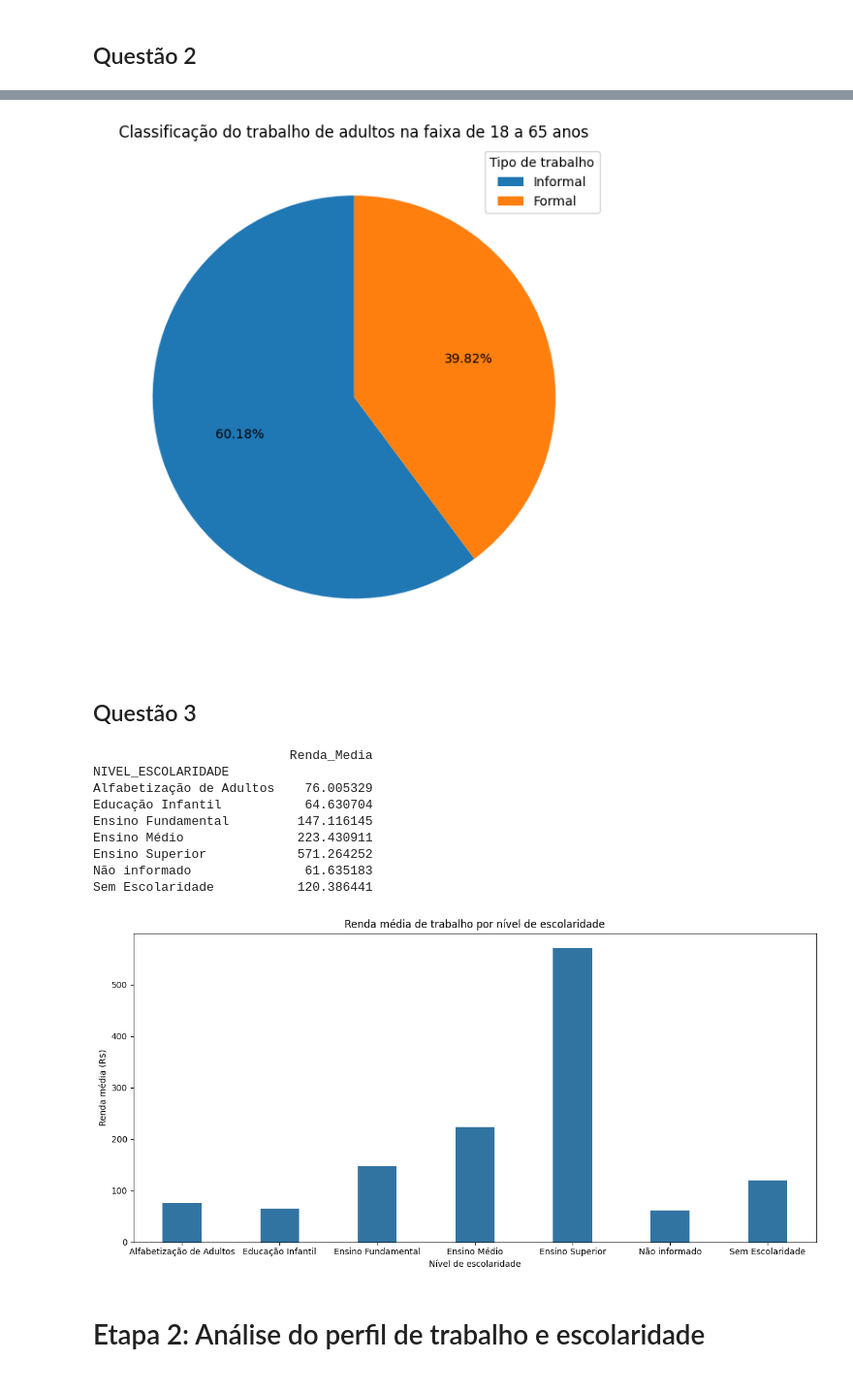
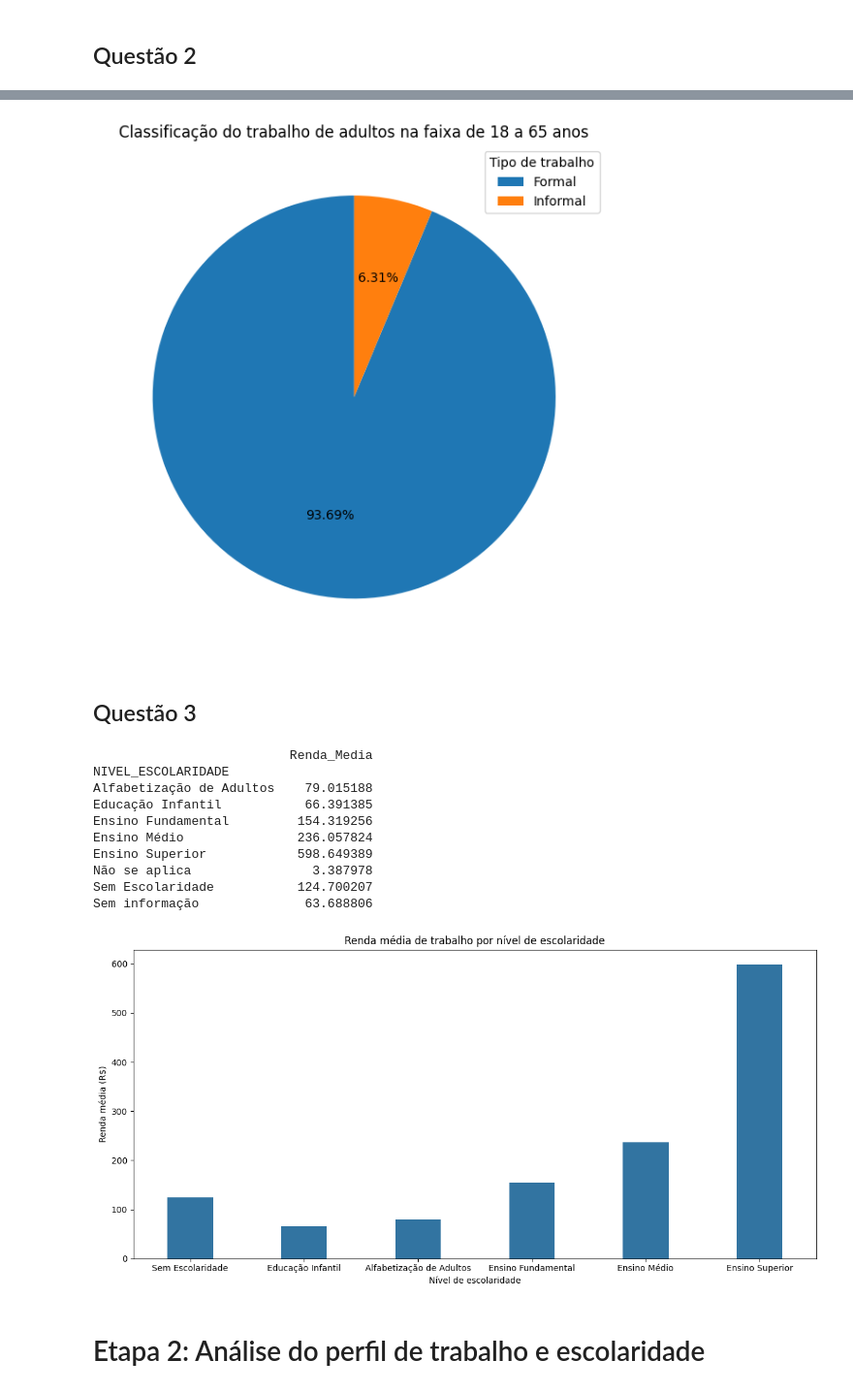
Before and after one commit to Tiago19M/Analise-de-dados, a Jupyter notebook: analiseCadUnico.ipynb, the cells around one changed output, grey strips where cells are left out. Shown at 97% size. Drawn from its saved outputs; the diff is of its cells as text; code cells hidden in the pictures.

```diff
--- a/analiseCadUnico.ipynb
+++ b/analiseCadUnico.ipynb
@@ -50,6 +67,6 @@ spark = SparkSession.builder \
 # %%
 caminho_entrada = f'/content/drive/MyDrive/AmostraDS/amostra.csv'
 # %%
-schema_ddl  = "CD_IBGE_CADASTRO BIGINT, CO_FAMILIAR_FAM BIGINT, MARC_PBF INT, CO_CHV_NATURAL_PESSOA INT, IN_TRABALHO_INFANTIL_PESSOA BOOLEAN, CO_SEXO_PESSOA BYTE, DT_NASC_PESSOA DATE, CO_PARENTESCO_RF_PESSOA BYTE, CO_RACA_COR_PESSOA BYTE, CO_DEFICIENCIA_MEMB BOOLEAN, CO_SABE_LER_ESCREVER_MEMB BOOLEAN, IN_FREQUENTA_ESCOLA_MEMB BYTE, CO_CURSO_FREQUENTA_MEMB BYTE, CO_ANO_SERIE_FREQUENTA_MEMB BYTE, CO_CURSO_FREQ_PESSOA_MEMB BYTE, CO_ANO_SERIE_FREQUENTOU_MEMB BYTE, CO_CONCLUIU_FREQUENTOU_MEMB BOOLEAN, CO_TRABALHOU_SEMANA_MEMB BOOLEAN, CO_AGRICULTURA_TRAB_MEMB BOOLEAN, VL_REMUNER_EMPREGO_MEMB INT, VL_RENDA_BRUTA_12_MESES_MEMB INT, VL_RENDA_DOACAO_MEMB INT, VL_RENDA_APOSENT_MEMB INT, VL_RENDA_SEGURO_DESEMP_MEMB INT, VL_RENDA_PENSAO_ALIMEN_MEMB INT, VL_RENDA_OUTRAS_MEMB INT"
+schema_ddl  = "CD_IBGE_CADASTRO BIGINT, CO_FAMILIAR_FAM BIGINT, MARC_PBF INT, CO_CHV_NATURAL_PESSOA INT, IN_TRABALHO_INFANTIL_PESSOA BYTE, CO_SEXO_PESSOA BYTE, DT_NASC_PESSOA DATE, CO_PARENTESCO_RF_PESSOA BYTE, CO_RACA_COR_PESSOA BYTE, CO_DEFICIENCIA_MEMB BYTE, CO_SABE_LER_ESCREVER_MEMB BYTE, IN_FREQUENTA_ESCOLA_MEMB BYTE, CO_CURSO_FREQUENTA_MEMB BYTE, CO_ANO_SERIE_FREQUENTA_MEMB BYTE, CO_CURSO_FREQ_PESSOA_MEMB BYTE, CO_ANO_SERIE_FREQUENTOU_MEMB BYTE, CO_CONCLUIU_FREQUENTOU_MEMB BYTE, CO_TRABALHOU_SEMANA_MEMB BYTE, CO_AGRICULTURA_TRAB_MEMB BYTE, VL_REMUNER_EMPREGO_MEMB INT, VL_RENDA_BRUTA_12_MESES_MEMB INT, VL_RENDA_DOACAO_MEMB INT, VL_RENDA_APOSENT_MEMB INT, VL_RENDA_SEGURO_DESEMP_MEMB INT, VL_RENDA_PENSAO_ALIMEN_MEMB INT, VL_RENDA_OUTRAS_MEMB INT"
 # %%
 df_cad = spark.read.csv(caminho_entrada, header=True, schema=schema_ddl)
@@ -231,7 +85,8 @@ import numpy as np
 ## Questão 1
 # %%
 df_pandas["DT_NASC_PESSOA"] = pd.to_datetime(df_pandas["DT_NASC_PESSOA"], errors="coerce")
-dataAtual = pd.Timestamp("2018-06-01") #Considerou-se que os dados eram de 2018 e o mês foi escolhido arbitrariamente, na falta da data precisa do levantamento.
+dataAtual = pd.Timestamp("2018-12-12") #Considerou-se que os dados eram de 2018 e o mês e dia foram escolhidos com base na data de nascimento
+#mais recente registrada na amostra, na falta da data precisa do levantamento.
 
 #Cálculo das idades com base na data estimada do levantamento e na data de nascimento de cada pessoa
 df_pandas["IDADE"] = (dataAtual.year - df_pandas["DT_NASC_PESSOA"].dt.year -
@@ -340,7 +200,7 @@ mapa_class_trabalho = {
 }
 
 #Converte os códigos numéricos no significado e conta quantos tem de cada um, retornando uma Series com as quantidades
-contagem = adultos_trabalhando["FORMALIDADE_TRABALHO"].map(mapa_class_trabalho).value_counts()
+contagem = adultos_trabalhando["CLASS_TRABALHO"].map(mapa_class_trabalho).value_counts()
 
 #Plotagem do gráfico de pizza representando os dados encontrados
 mp.figure(figsize = (6, 6))
@@ -353,9 +213,11 @@ mp.pie (
 mp.title("Classificação do trabalho de adultos na faixa de 18 a 65 anos")
 mp.legend(contagem.index, title="Tipo de trabalho") #montagem da janelinha de legendas
 mp.tight_layout()
+mp.savefig("/content/drive/MyDrive/AmostraDS/graficos_etapas/grafico_1.2.png", dpi=300, bbox_inches="tight")
+
 mp.show()
 # %% [output]
-[figure, old version]
+[figure, new version]
 # %% [markdown]
 ## Questão 3
 # %%
@@ -387,7 +249,7 @@ valores = [
 df_pandas["NIVEL_ESCOLARIDADE"] = np.select(
     condicoes,
     valores,
-    default = "Não informado"
+    default = "Não se aplica"
 )
 
 #considerando indíviduos que ainda estudam
@@ -420,34 +282,59 @@ estuda_agora = df_pandas["CO_CURSO_FREQUENTA_MEMB"].notna()
 #definido conforme visto acima. Agora, temos a coluna de nível de escolaridade completa
 df_pandas.loc[estuda_agora, "NIVEL_ESCOLARIDADE"] = nivel_esc_atual[estuda_agora]
 
-resultado = df_pandas.groupby("NIVEL_ESCOLARIDADE").agg(
-    Renda_Media = ("VL_REMUNER_EMPREGO_MEMB", "mean") #cria uma coluna para 'resultado' que é a média de VL_REMUNER_EMPREGO_MEMB dentro de cada nível de escolaridade
+sem_curso = df_pandas["NIVEL_ESCOLARIDADE"] == "Não se aplica"
+#Indivíduos com mais de 6 anos e que nunca frequentaram a escola são classificados como "Sem escolaridade"
+nunca_frequentaram = sem_curso & ("IN_FREQUENTA_ESCOLA_MEMB" == 4) & (df_pandas["IDADE"] > 6)
+df_pandas.loc[nunca_frequentaram, "NIVEL_ESCOLARIDADE"] = "Sem Escolaridade"
+
+#Indíviduos com mais de 6 anos sem dados em "NIVEL_ESCOLARIDADE" e que já frequentaram escola ou estão sem dados em
+#"IN_FREQUENTA_ESCOLA_MEMB" são classificados como "Sem informação", pois não é possível determinar o nível escolar destes
+inconclusivos = sem_curso & (df_pandas["IDADE"] > 6) & ("IN_FREQUENTA_ESCOLA_MEMB" != 4)
+df_pandas.loc[inconclusivos, "NIVEL_ESCOLARIDADE"] = "Sem informação"
+
+#cálculo da renda mensal de trabalhadores informais, com base na renda bruta anual
+renda_bruta_mensal = df_pandas["VL_RENDA_BRUTA_12_MESES_MEMB"] / 12
+
+#criamos uma coluna "RENDA_TRABALHO", que unifica a renda de emprego e a renda bruta anual numa única de renda mensal por indivíduo
+df_pandas["RENDA_TRABALHO"] = np.select(
+    [df_pandas["CLASS_TRABALHO"] == 1, df_pandas["CLASS_TRABALHO"] == 2, (df_pandas["CLASS_TRABALHO"] == 0) & df_pandas["VL_REMUNER_EMPREGO_MEMB"].notna()],
+    [renda_bruta_mensal, df_pandas["VL_REMUNER_EMPREGO_MEMB"], 0],
+    default = np.nan
 )
 
-print (resultado)
+resultado_1_3 = df_pandas.groupby("NIVEL_ESCOLARIDADE").agg(
+    Renda_Media = ("RENDA_TRABALHO", "mean") #cria uma coluna para 'resultado' que é a média de renda mensal dentro de cada nível de escolaridade
+)
+
+print (resultado_1_3)
 # %% [output]
                           Renda_Media
 NIVEL_ESCOLARIDADE
-Alfabetização de Adultos    76.005329
-Educação Infantil           64.630704
-Ensino Fundamental         147.116145
-Ensino Médio               223.430911
-Ensino Superior            571.264252
-Não informado               61.635183
-Sem Escolaridade           120.386441
+Alfabetização de Adultos    79.015188
+Educação Infantil           66.391385
+Ensino Fundamental         154.319256
+Ensino Médio               236.057824
+Ensino Superior            598.649389
+Não se aplica                3.387978
+Sem Escolaridade           124.700207
+Sem informação              63.688806
 # %%
 #PLOTAGEM DO GRÁFICO DA QUESTÃO 3 - Sessão 1
 
+ordem_escolaridade = ["Sem Escolaridade", "Educação Infantil", "Alfabetização de Adultos", "Ensino Fundamental", "Ensino Médio", "Ensino Superior"]
+resultado_grafico = resultado_1_3.loc[ordem_escolaridade].reset_index()
 mp.figure(figsize = (12, 6))
-sb.barplot(x=resultado.index, y=resultado["Renda_Media"], width=0.4) #define-se aqui as medidas de cada eixo
+sb.barplot(data = resultado_grafico, x="NIVEL_ESCOLARIDADE", y="Renda_Media", width=0.4, order=ordem_escolaridade) #define-se aqui as medidas de cada eixo
 mp.title("Renda média de trabalho por nível de escolaridade")
 mp.xlabel("Nível de escolaridade")
 mp.ylabel("Renda média (R$)")
 
 mp.tight_layout()
+mp.savefig("/content/drive/MyDrive/AmostraDS/graficos_etapas/grafico_1.3.png", dpi=300, bbox_inches="tight")
+
 mp.show()
 # %% [output]
-[figure, old version]
+[figure, new version]
 # %% [markdown]
 # Etapa 2: Análise do perfil de trabalho e escolaridade
 # %% [markdown]
```
Also changed, not shown: parts of 47 cells of this notebook.
